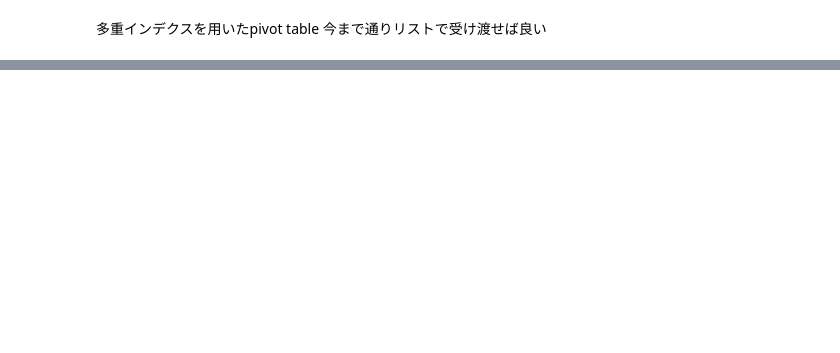
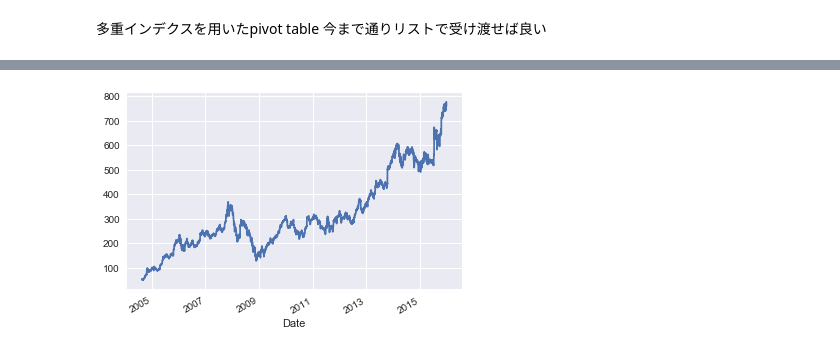
Before and after one commit to masakiaota/study, a Jupyter notebook: my_cheatsheet/Pandas.ipynb, the cells around one changed output, grey strips where cells are left out. Drawn from its saved outputs; the diff is of its cells as text; code cells hidden in the pictures; blank space fills up the shorter version.

Commit message:
the end of timeIndex

```diff
--- a/my_cheatsheet/Pandas.ipynb
+++ b/my_cheatsheet/Pandas.ipynb
@@ -431,0 +948,5 @@ titanic.pivot_table('survived', ['sex', age], [fare, 'class'])
+# %%
+index = pd.to_datetime(['20140704', '2014-08-04',
+                          '4th of July, 2015', '08-04-2015'])
+data = pd.Series([0, 1, 2, 3], index=index)
+data
@@ -431,0 +1015,6 @@ titanic.pivot_table('survived', ['sex', age], [fare, 'class'])
+# %%
+from pandas_datareader import data
+
+goog = data.DataReader('GOOG', start='2004', end='2016',
+                       data_source='yahoo') #googleのAPIは死んだらしいのでyahooで代用
+goog.head()
@@ -431,0 +1029,2 @@ titanic.pivot_table('survived', ['sex', age], [fare, 'class'])
+# %%
+goog = goog['Close']
@@ -431,0 +1035,4 @@ titanic.pivot_table('survived', ['sex', age], [fare, 'class'])
+# %%
+goog.plot();
+# %% [output]
+[figure, added]
```
Also changed, not shown: parts of 89 cells of this notebook.
